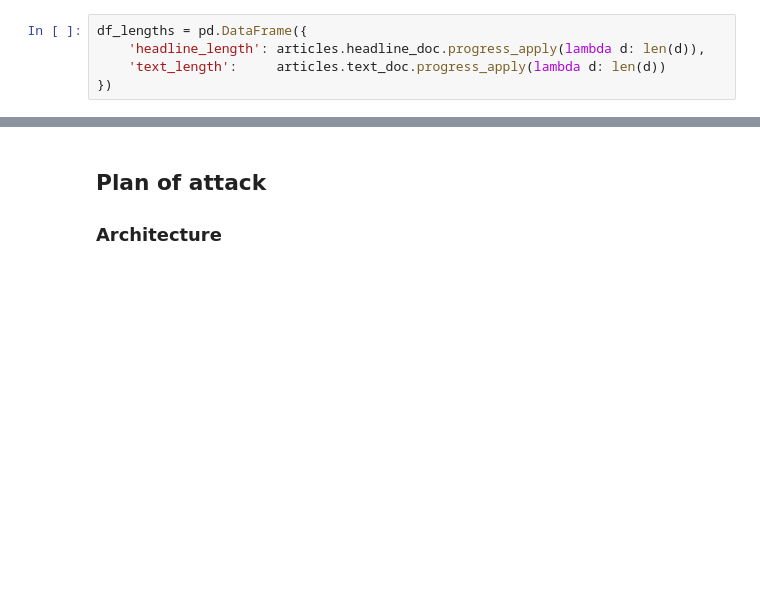
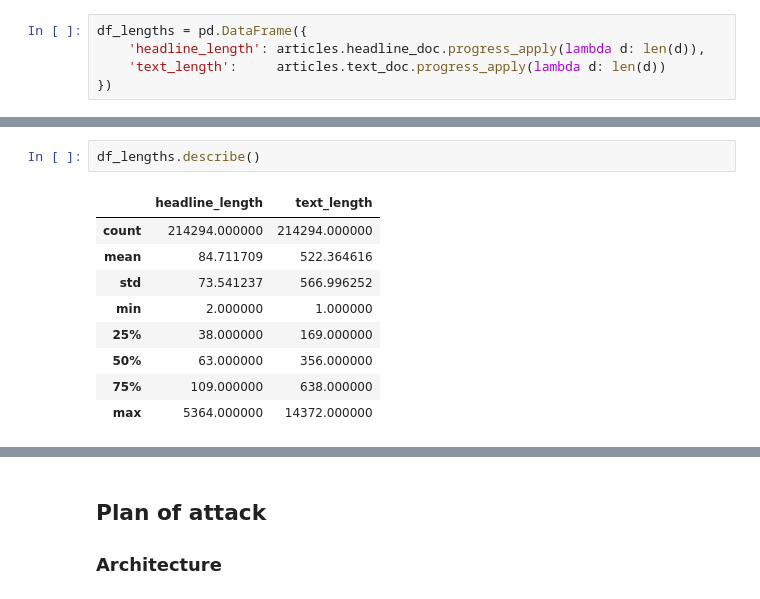
Before and after one commit to kamilc/neural-text-summarization, a Jupyter notebook: NLP.ipynb, the cells around one changed output, grey strips where cells are left out. Cells and saved outputs as stored; diff of their text form; blank space fills up the shorter version.

```diff
--- a/NLP.ipynb
+++ b/NLP.ipynb
@@ -349,0 +359,12 @@ PlotnineError: 'stat_count() must not be used with a y aesthetic'
+# %%
+df_lengths.describe()
+# %% [output]
+|  | headline_length | text_length |
+| count | 214294.000000 | 214294.000000 |
+| mean | 84.711709 | 522.364616 |
+| std | 73.541237 | 566.996252 |
+| min | 2.000000 | 1.000000 |
+| 25% | 38.000000 | 169.000000 |
+| 50% | 63.000000 | 356.000000 |
+| 75% | 109.000000 | 638.000000 |
+| max | 5364.000000 | 14372.000000 |
```
Also changed, not shown: parts of 13 cells of this notebook, 1 other file.
